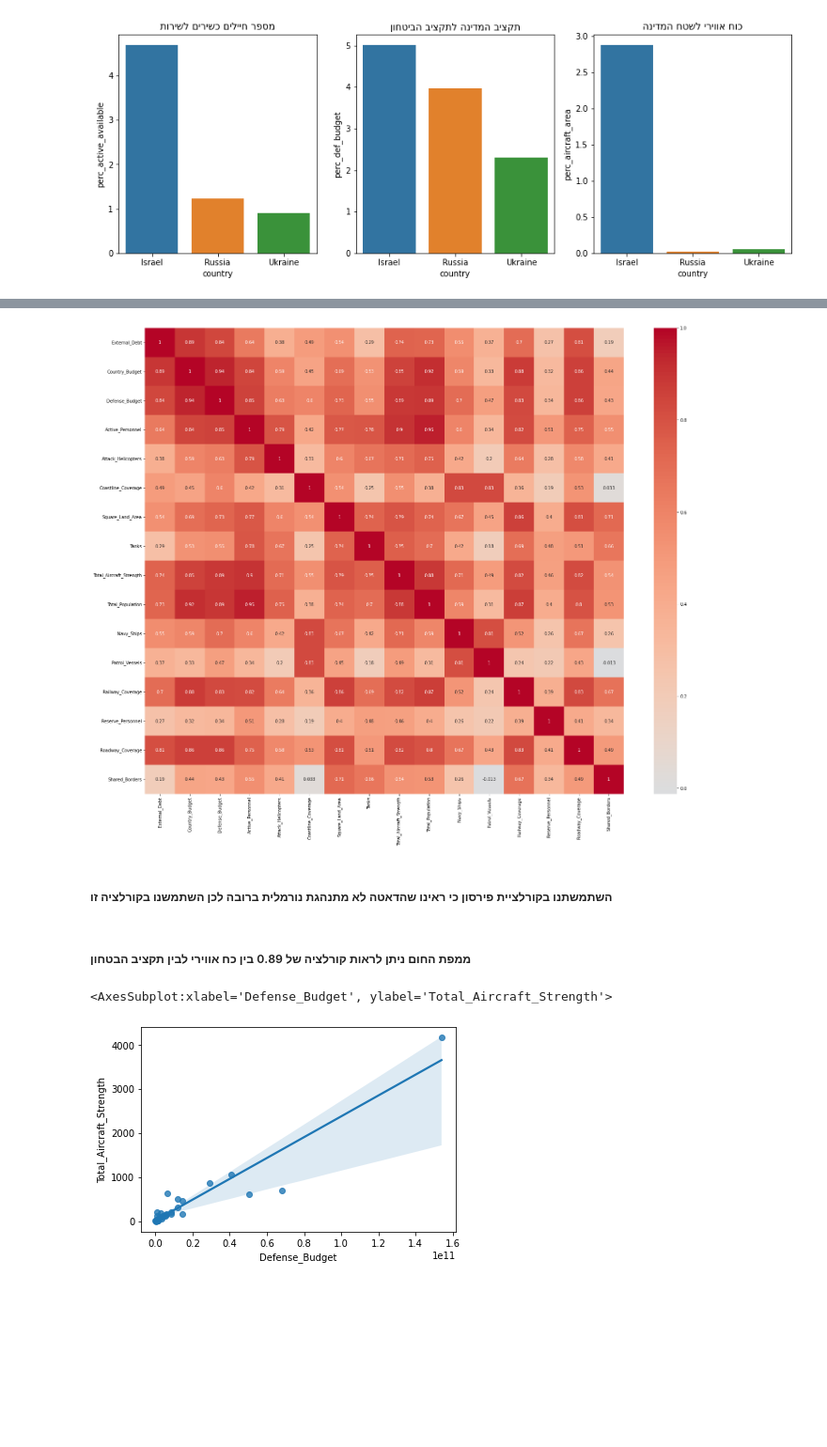
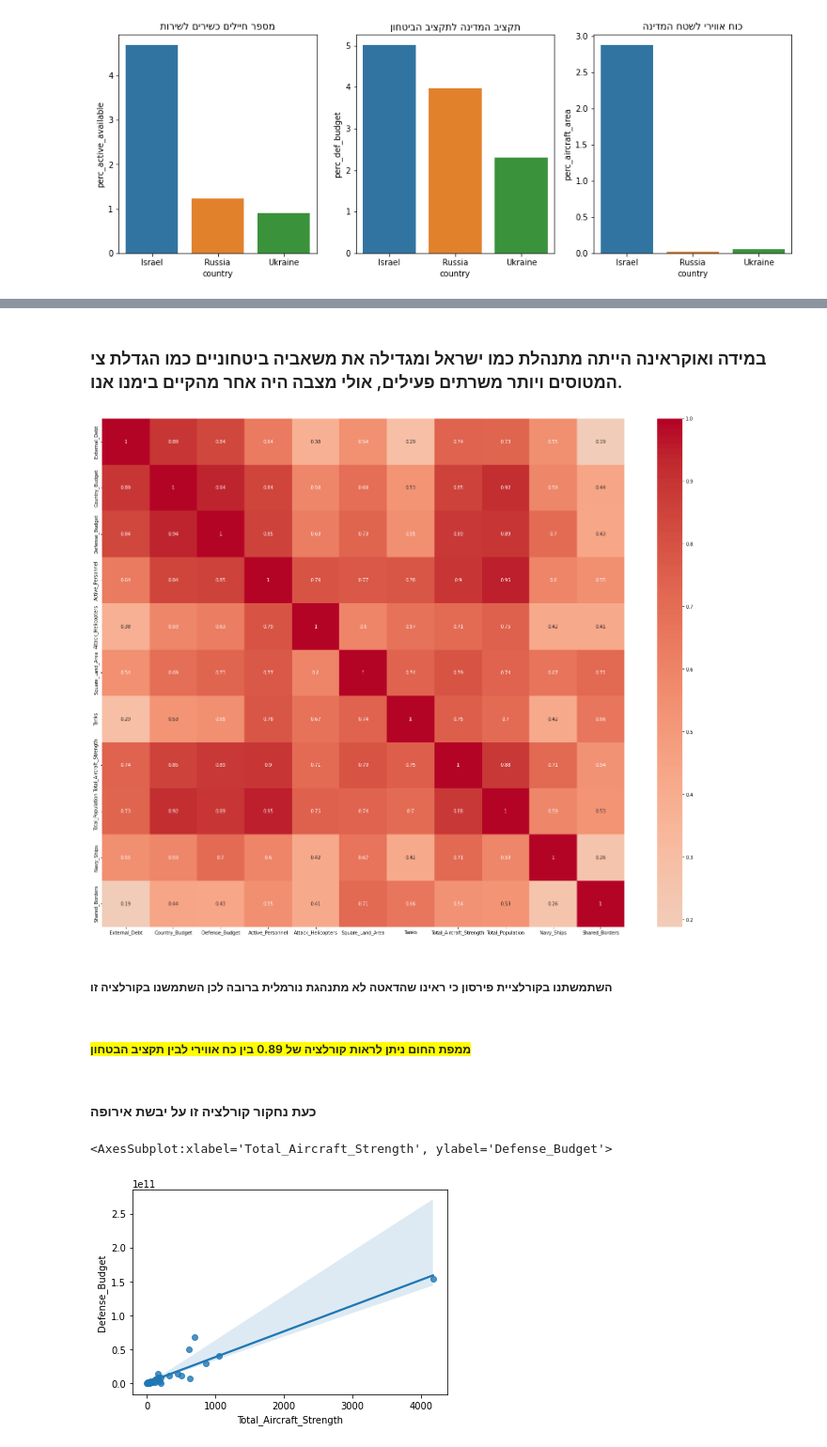
Before and after one commit to mayas9/army-project, a Jupyter notebook: project.ipynb, the cells around one changed output, grey strips where cells are left out. Shown at 94% size. Saved outputs shown, nothing was run; the diff lists cells and outputs as text; code cells hidden in the pictures; blank space fills up the shorter version.

```diff
--- a/project.ipynb
+++ b/project.ipynb
@@ -153,20 +152,24 @@ sns.barplot(ax= axes[2], x= 'country' ,y= 'perc_aircraft_area', data= war).set(t
+# %% [markdown]
+###  <div dir="rtl">  במידה ואוקראינה הייתה מתנהלת כמו ישראל ומגדילה את משאביה ביטחוניים כמו הגדלת צי המטוסים ויותר משרתים פעילים, אולי מצבה היה אחר מהקיים בימנו אנו.
 # %%
-features= ['External_Debt','Country_Budget','Defense_Budget','Active_Personnel','Attack_Helicopters','Coastline_Coverage','Square_Land_Area','Tanks','Total_Aircraft_Strength' ,'Total_Population','Navy_Ships','Patrol_Vessels','Railway_Coverage','Reserve_Personnel','Roadway_Coverage','Shared_Borders']
+features= ['External_Debt','Country_Budget','Defense_Budget','Active_Personnel','Attack_Helicopters','Square_Land_Area','Tanks','Total_Aircraft_Strength' ,'Total_Population','Navy_Ships','Shared_Borders']
 corrs = army[army.Mainland == 'Europe'][features].corr(method = 'spearman')
 
 plt.figure(figsize=(25,20))  #figure size
 sns.heatmap(corrs, cmap='coolwarm', center=0, annot = True);
 # %% [output]
-[figure, old version]
+[figure, new version]
 # %% [markdown]
 ##### <div dir="rtl">השתמשתנו בקורלציית פירסון כי ראינו שהדאטה לא מתנהגת נורמלית ברובה לכן השתמשנו בקורלציה זו
 # %% [markdown]
-##### <div dir="rtl">ממפת החום ניתן לראות קורלציה של 0.89 בין כח אווירי לבין תקציב הבטחון
+##### <div dir="rtl"><span style='background : yellow' > ממפת החום ניתן לראות קורלציה של 0.89 בין כח אווירי לבין תקציב הבטחון
+# %% [markdown]
+####   <div dir="rtl"> כעת נחקור קורלציה זו על יבשת אירופה
 # %%
-sns.regplot(data= army[army.Mainland == 'Europe'] , x= 'Defense_Budget', y= 'Total_Aircraft_Strength')
+sns.regplot(data= army[army.Mainland == 'Europe'] , y= 'Defense_Budget', x= 'Total_Aircraft_Strength')
 # %% [output]
-<AxesSubplot:xlabel='Defense_Budget', ylabel='Total_Aircraft_Strength'>
+<AxesSubplot:xlabel='Total_Aircraft_Strength', ylabel='Defense_Budget'>
-[figure, old version]
+[figure, new version]
 # %% [markdown]
 <img src='https://raw.githubusercontent.com/mayas9/army-project/main/airplain11.jpg' width=700 height=700
 align=center />
```
Also changed, not shown: parts of 18 cells of this notebook.
